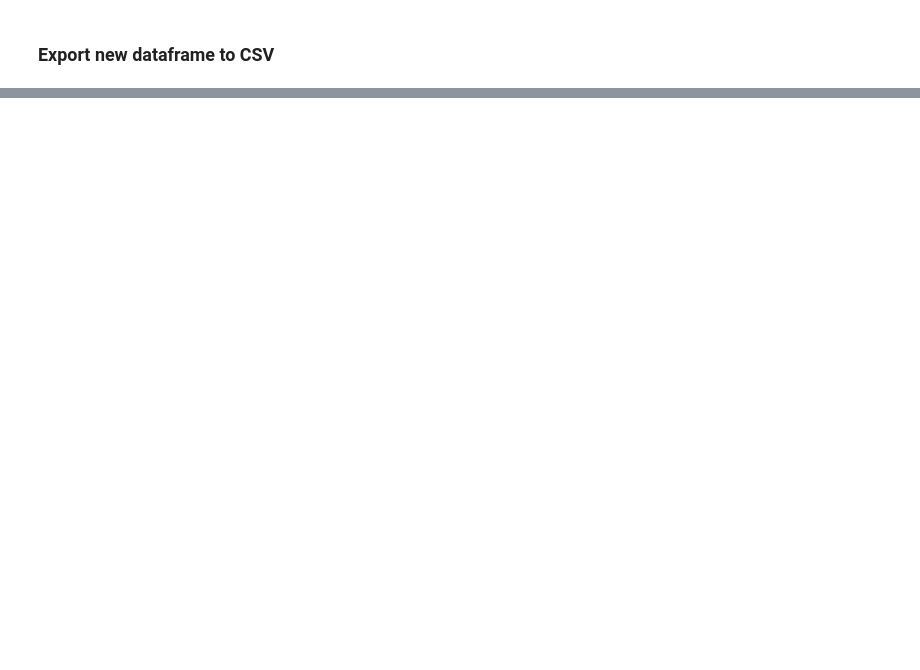
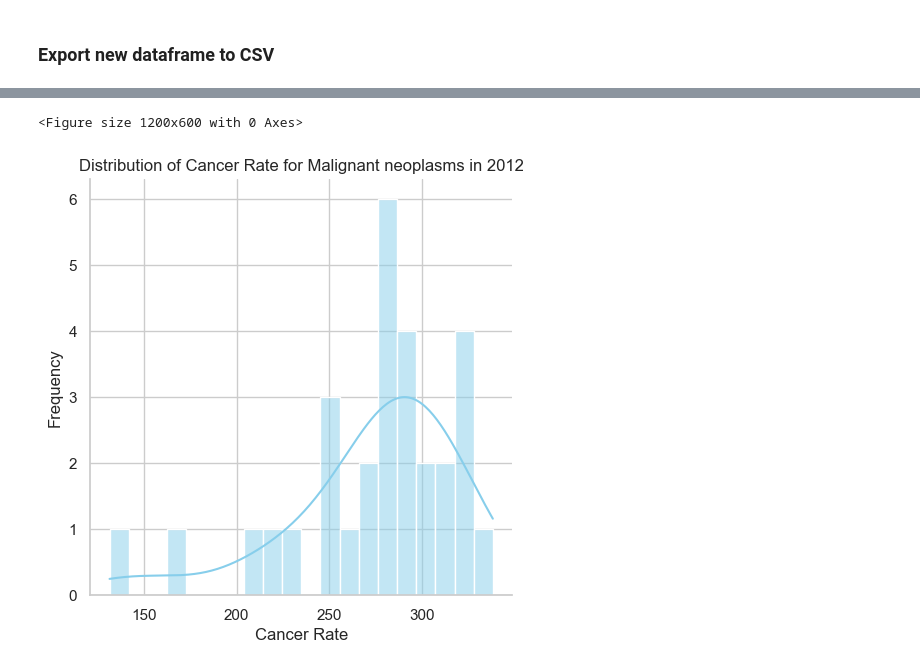
Before and after one commit to LevLow/CapstoneProject, a Jupyter notebook: capstone.ipynb, the cells around one changed output, grey strips where cells are left out. Saved outputs shown, nothing was run; the diff lists cells and outputs as text; code cells hidden in the pictures; blank space fills up the shorter version.

```diff
--- a/capstone.ipynb
+++ b/capstone.ipynb
@@ -279,0 +310,17 @@ OECD_final.describe
+# %%
+# Filter the DataFrame to include only data for the specific cancer and year
+cancer_type = "Malignant neoplasms"
+year = 2012
+MN_2012 = OECD_final[(OECD_final['Cancer site'] == cancer_type) & (OECD_final['Year'] == year)]
+
+# Create a distribution plot using seaborn
+sns.set(style="whitegrid")
+plt.figure(figsize=(12, 6))
+sns.displot(MN_2012, x='Cancer Rate', kde=True, color='skyblue', bins=20)
+plt.title(f'Distribution of Cancer Rate for {cancer_type} in {year}')
+plt.xlabel('Cancer Rate')
+plt.ylabel('Frequency')
+plt.show()
+# %% [output]
+<Figure size 1200x600 with 0 Axes>
+[figure, added]
```
Also changed, not shown: parts of 7 cells of this notebook, 1 other file.
